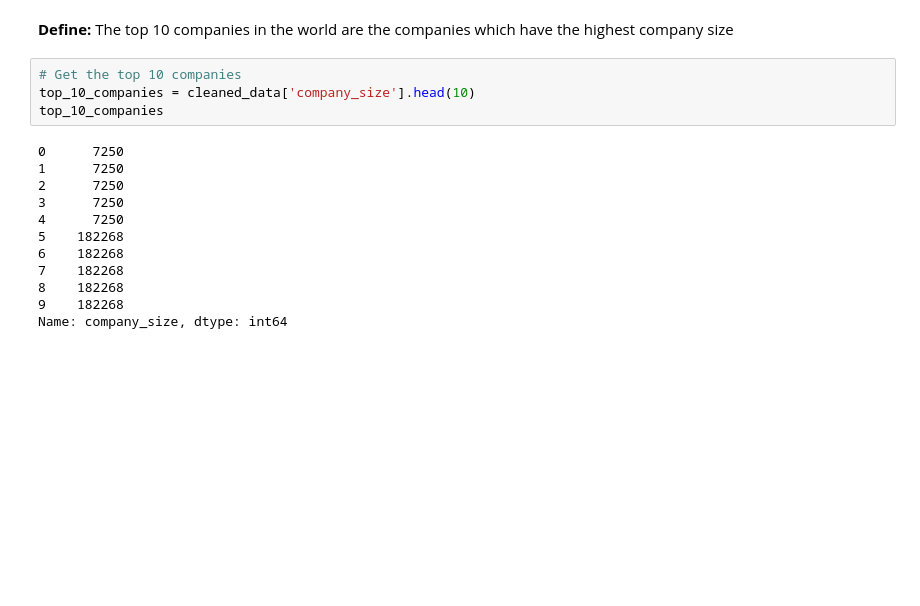
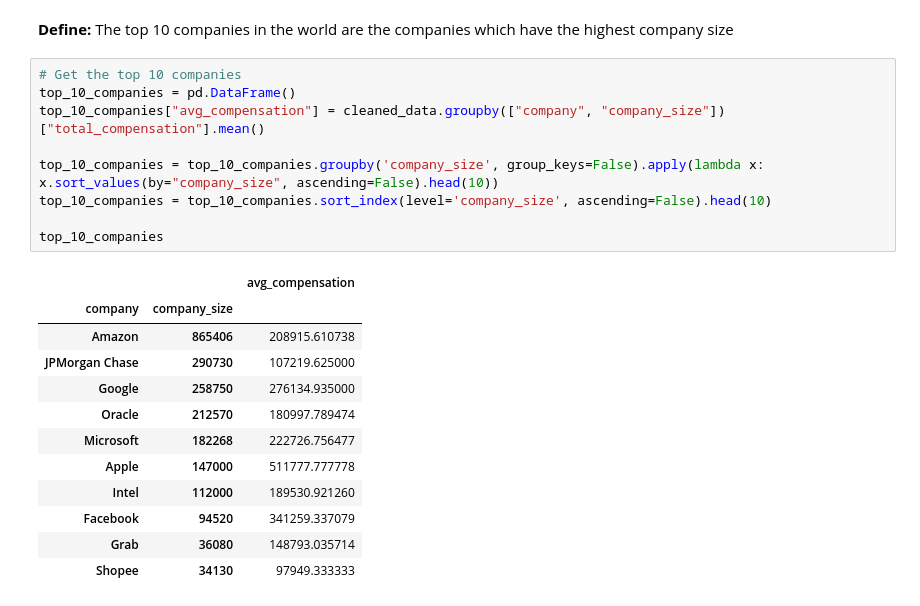
Before and after one commit to Namiscrea7or/SWE-Salary, a Jupyter notebook: notebooks/3-exploration.ipynb, the cells around one changed output. Drawn from its saved outputs; the diff is of its cells as text; blank space fills up the shorter version.

```diff
--- a/notebooks/3-exploration.ipynb
+++ b/notebooks/3-exploration.ipynb
@@ -192,19 +192,25 @@ plt.show()
 **Question 1:** What is the average total compensation of the top 10 companies?
 # %% [markdown]
 **Define:** The top 10 companies in the world are the companies which have the highest company size
-# %%
-# Get the top 10 companies
-top_10_companies = cleaned_data['company_size'].head(10)
-top_10_companies
-# %% [output]
-0      7250
-1      7250
-2      7250
-3      7250
-4      7250
-5    182268
-6    182268
-7    182268
-8    182268
-9    182268
-Name: company_size, dtype: int64
+# %%
+# Get the top 10 companies
+top_10_companies = pd.DataFrame()
+top_10_companies["avg_compensation"] = cleaned_data.groupby(["company", "company_size"])["total_compensation"].mean()
+
+top_10_companies = top_10_companies.groupby('company_size', group_keys=False).apply(lambda x: x.sort_values(by="company_size", ascending=False).head(10))
+top_10_companies = top_10_companies.sort_index(level='company_size', ascending=False).head(10)
+
+top_10_companies
+# %% [output]
+|  |  | avg_compensation |
+| company | company_size |  |
+| Amazon | 865406 | 208915.610738 |
+| JPMorgan Chase | 290730 | 107219.625000 |
+| Google | 258750 | 276134.935000 |
+| Oracle | 212570 | 180997.789474 |
+| Microsoft | 182268 | 222726.756477 |
+| Apple | 147000 | 511777.777778 |
+| Intel | 112000 | 189530.921260 |
+| Facebook | 94520 | 341259.337079 |
+| Grab | 36080 | 148793.035714 |
+| Shopee | 34130 | 97949.333333 |
```
Also changed, not shown: parts of 4 cells of this notebook.
